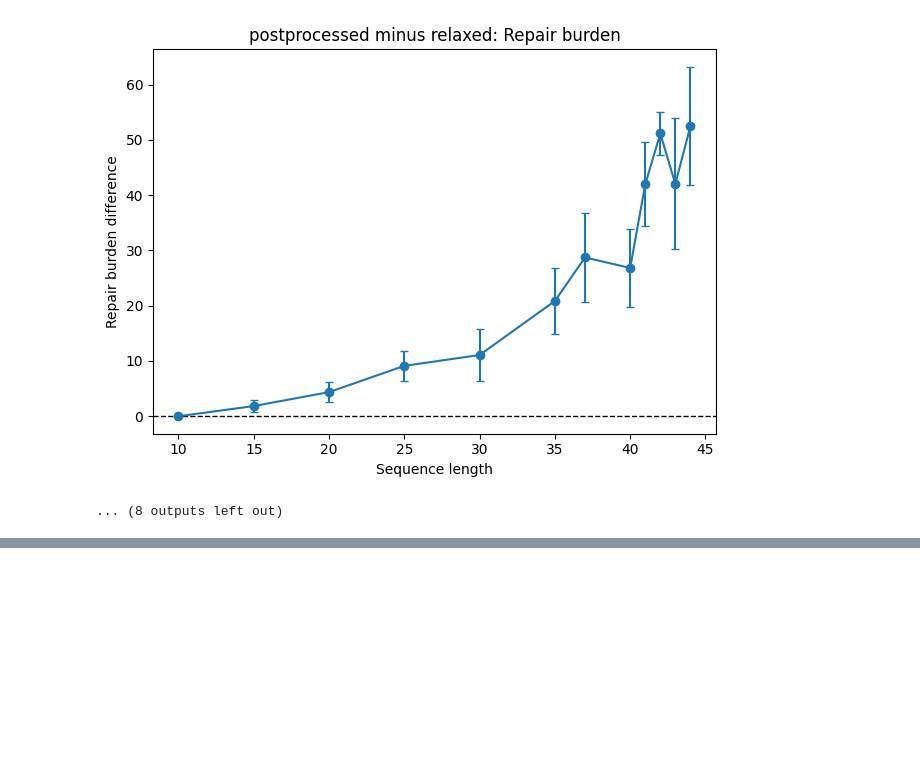
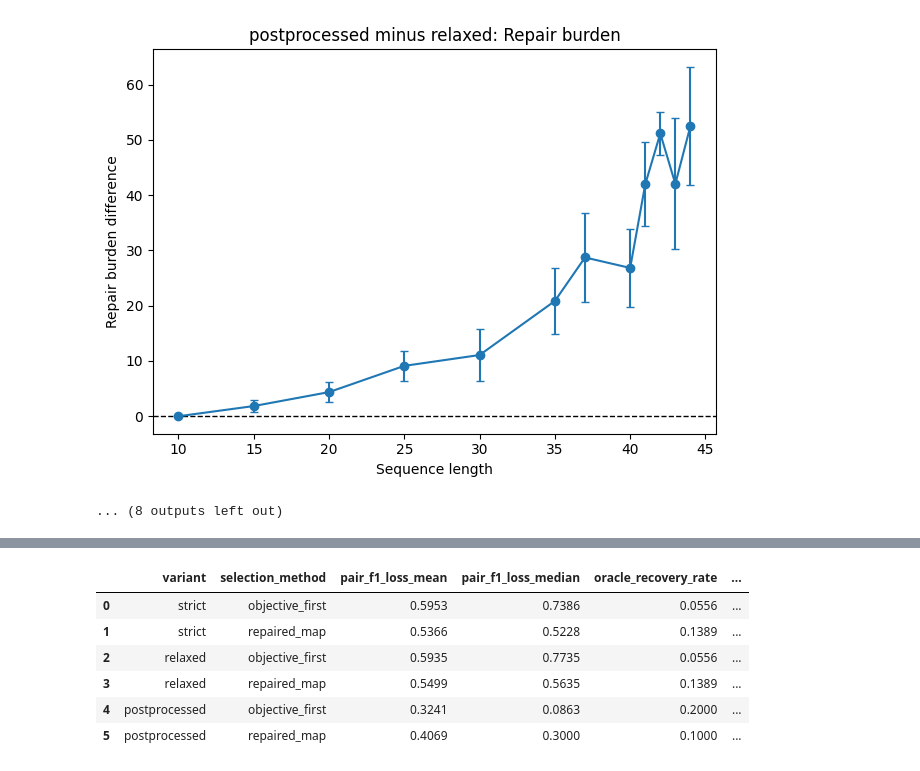
Before and after one commit to grigorovich-sergey/WISER_Challenge_2026, a Jupyter notebook: rna_qubo_results_analysis.ipynb, the cells around one changed output, grey strips where cells are left out. Cells and saved outputs as stored; diff of their text form; code cells hidden in the pictures; blank space fills up the shorter version.

```diff
--- a/rna_qubo_results_analysis.ipynb
+++ b/rna_qubo_results_analysis.ipynb
@@ -696,0 +1105,21 @@ Saved figure: /content/drive/MyDrive/Colab Notebooks/WISER_Moderna_02/figures/12
+# %%
+display(
+    ibm_selection_penalty_summary_df[
+        [
+            "variant",
+            "selection_method",
+            "pair_f1_loss_mean",
+            "pair_f1_loss_median",
+            "oracle_recovery_rate",
+            "objective_agreement_rate",
+        ]
+    ].round(4)
+)
+# %% [output]
+|  | variant | selection_method | pair_f1_loss_mean | pair_f1_loss_median | oracle_recovery_rate | ... |
+| 0 | strict | objective_first | 0.5953 | 0.7386 | 0.0556 | ... |
+| 1 | strict | repaired_map | 0.5366 | 0.5228 | 0.1389 | ... |
+| 2 | relaxed | objective_first | 0.5935 | 0.7735 | 0.0556 | ... |
+| 3 | relaxed | repaired_map | 0.5499 | 0.5635 | 0.1389 | ... |
+| 4 | postprocessed | objective_first | 0.3241 | 0.0863 | 0.2000 | ... |
+| 5 | postprocessed | repaired_map | 0.4069 | 0.3000 | 0.1000 | ... |
```
Also changed, not shown: parts of 16 cells of this notebook, 4 other files.
